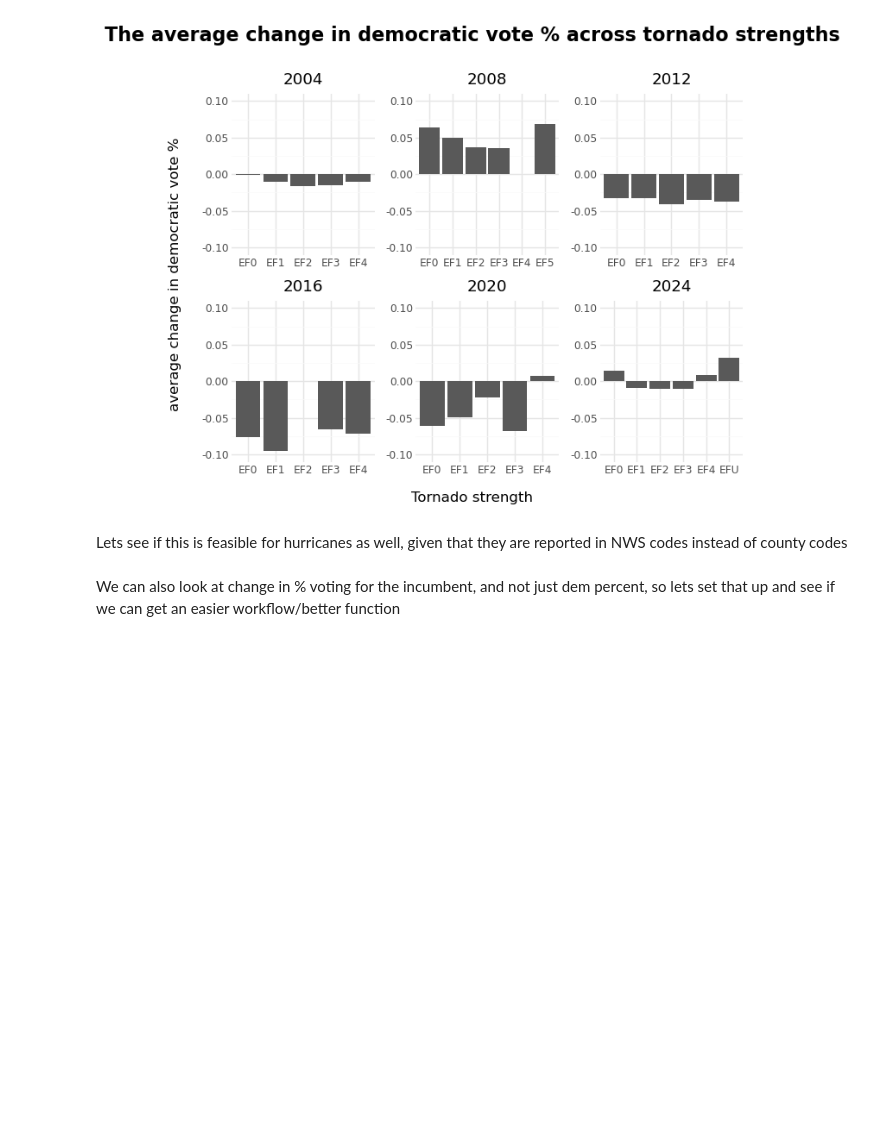
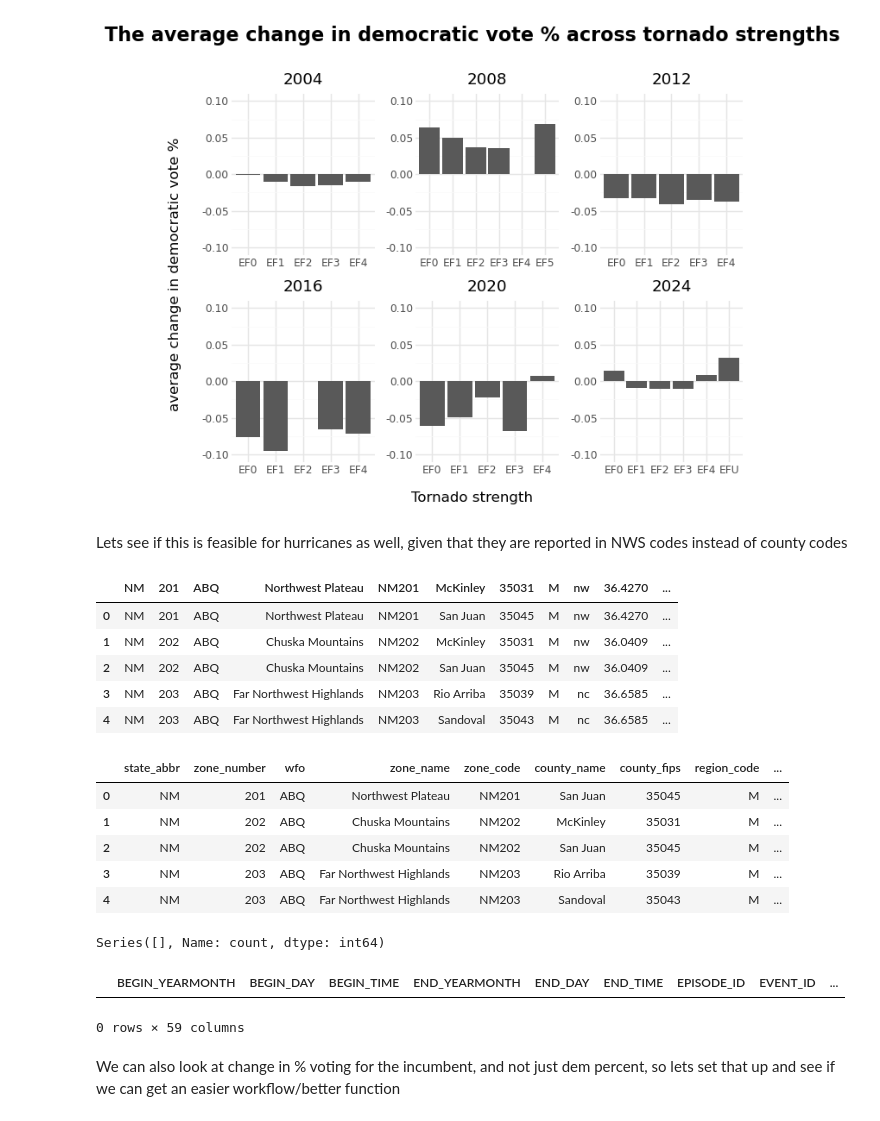
Before and after one commit to sumanttsharma/Sumant_Ethan_QSS20FinalProject, a Jupyter notebook: QSS20Final.ipynb, the cells around one changed output. Saved outputs shown, nothing was run; the diff lists cells and outputs as text; code cells hidden in the pictures; blank space fills up the shorter version.

```diff
--- a/QSS20Final.ipynb
+++ b/QSS20Final.ipynb
@@ -665,36 +596,52 @@ hurricanes_only = storms[storms["EVENT_TYPE"] == "Hurricane (Typhoon)"]
 
 #Okay so we found an NWS to county correlation file, lets bring it in
 
-nws_to_county = pd.read_csv("nws_county_correlation.dbx", sep="|", dtype=str)
+nws_to_county = pd.read_csv("NWS_Correlation_File/nws_county_correlation.dbx", sep="|", dtype=str)
 nws_to_county.head()
 
 #we should manually add column names to this for clear organization
 
 nws_to_county.columns = [
     "state_abbr",        # e.g. NM
     "zone_number",       # numeric zone ID (e.g. 201)
     "wfo",               # Weather Forecast Office (e.g. ABQ)
     "zone_name",         # e.g. Northwest Plateau
     "zone_code",         # full code like NM201
     "county_name",       # e.g. McKinley
     "county_fips",       # e.g. 35031
     "region_code",       # sometimes 'M' (mountain), 'E', etc.
     "climate_region",    # e.g. 'nw' (northwest)
     "latitude",          # e.g. 36.4270
     "longitude"          # e.g. -108.4064
 ]
 
 nws_to_county.head()
 
 #zero pad our cz_fips to 3 digit numbers so we can link
 
 hurricanes_only['zone_number'] = hurricanes_only['CZ_FIPS'].astype(str).str.zfill(3)
 print(hurricanes_only["zone_number"].value_counts())
 
 hurricanes_only.head()
 
 #This file doesn't work to link the two and all other resources I could find online also aren't a clean match. The same zone applies to multiple counties, so it wouldn't
 #be possible to link the two datasets accurately without getting into the weeds of geometrical data, which I don't have the time to figure out tbh
+# %% [output]
+|  | NM | 201 | ABQ | Northwest Plateau | NM201 | McKinley | 35031 | M | nw | 36.4270 | ... |
+| 0 | NM | 201 | ABQ | Northwest Plateau | NM201 | San Juan | 35045 | M | nw | 36.4270 | ... |
+| 1 | NM | 202 | ABQ | Chuska Mountains | NM202 | McKinley | 35031 | M | nw | 36.0409 | ... |
+| 2 | NM | 202 | ABQ | Chuska Mountains | NM202 | San Juan | 35045 | M | nw | 36.0409 | ... |
+| 3 | NM | 203 | ABQ | Far Northwest Highlands | NM203 | Rio Arriba | 35039 | M | nc | 36.6585 | ... |
+| 4 | NM | 203 | ABQ | Far Northwest Highlands | NM203 | Sandoval | 35043 | M | nc | 36.6585 | ... |
+|  | state_abbr | zone_number | wfo | zone_name | zone_code | county_name | county_fips | region_code | ... |
+| 0 | NM | 201 | ABQ | Northwest Plateau | NM201 | San Juan | 35045 | M | ... |
+| 1 | NM | 202 | ABQ | Chuska Mountains | NM202 | McKinley | 35031 | M | ... |
+| 2 | NM | 202 | ABQ | Chuska Mountains | NM202 | San Juan | 35045 | M | ... |
+| 3 | NM | 203 | ABQ | Far Northwest Highlands | NM203 | Rio Arriba | 35039 | M | ... |
+| 4 | NM | 203 | ABQ | Far Northwest Highlands | NM203 | Sandoval | 35043 | M | ... |
+Series([], Name: count, dtype: int64)
+|  | BEGIN_YEARMONTH | BEGIN_DAY | BEGIN_TIME | END_YEARMONTH | END_DAY | END_TIME | EPISODE_ID | EVENT_ID | ... |
+0 rows × 59 columns
 # %% [markdown]
 We can also look at change in % voting for the incumbent, and not just dem percent, so lets set that up and see if we can get an easier workflow/better function
 # %%
```
Also changed, not shown: parts of 17 cells of this notebook, 1 other file.
